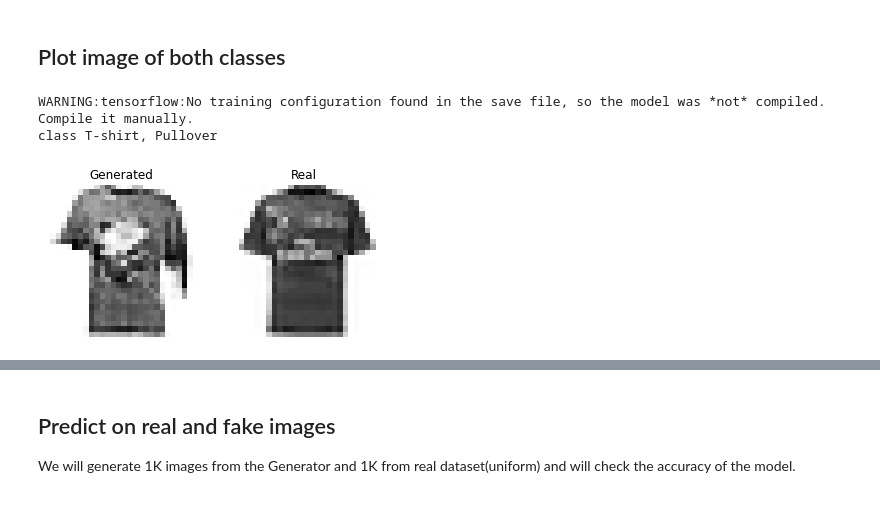
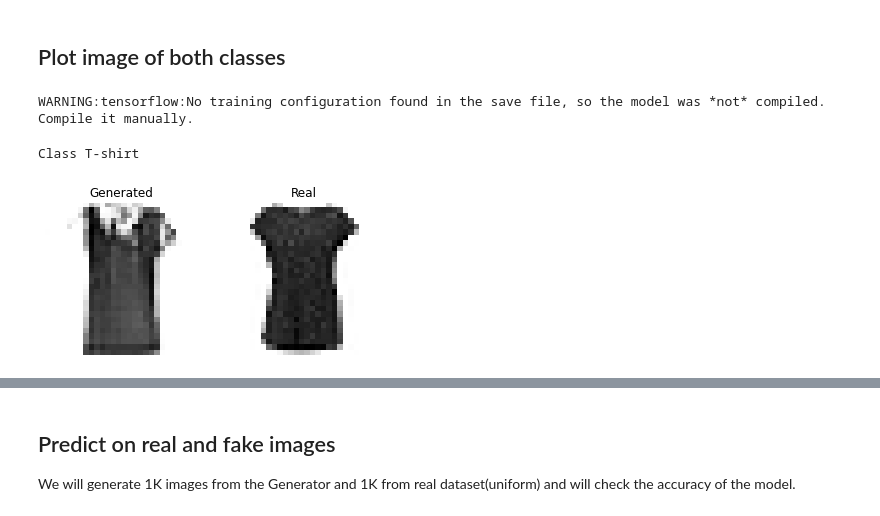
Before and after one commit to vassilispapadop/conditional_gan, a Jupyter notebook: Conditional_GAN.ipynb, the cells around one changed output, grey strips where cells are left out. Saved outputs shown, nothing was run; the diff lists cells and outputs as text; code cells hidden in the pictures.

```diff
--- a/Conditional_GAN.ipynb
+++ b/Conditional_GAN.ipynb
@@ -41,7 +41,7 @@ img_shape = (28, 28, 1)
 latent_dim = 100
 
 # number of epochs
-n_epochs = 50
+n_epochs = 200
 
 # batch size
 n_batch=128
@@ -370,20 +358,21 @@ def show_images(generated, target_class):
 # load model
 model = load_model('cgan_generator.h5')
 nr_of_samples = 1
-for index, label in enumerate(['T-shirt, Pullover']):
-  print(f'class {label}')
-  target_class = index
-  # generate images
-  latent_points, labels = generate_latent_points_by_class(latent_dim, nr_of_samples, target_class)
-
-  # generate images
-  X  = model.predict([latent_points, labels])
-
-  # scale from [-1,1] to [0,1]
-  X = (X + 1) / 2.0
-  # plot the result
-  show_images(X, target_class)
 # %% [output]
 WARNING:tensorflow:No training configuration found in the save file, so the model was *not* compiled. Compile it manually.
-class T-shirt, Pullover
-[figure, removed]
+# %%
+print(f'Class T-shirt')
+target_class = 0
+# generate images
+latent_points, labels = generate_latent_points_by_class(latent_dim, nr_of_samples, target_class)
+
+# generate images
+X  = model.predict([latent_points, labels])
+
+# scale from [-1,1] to [0,1]
+X = (X + 1) / 2.0
+# plot the result
+show_images(X, target_class)
+# %% [output]
+Class T-shirt
+[figure, added]
```
Also changed, not shown: parts of 5 cells of this notebook.
